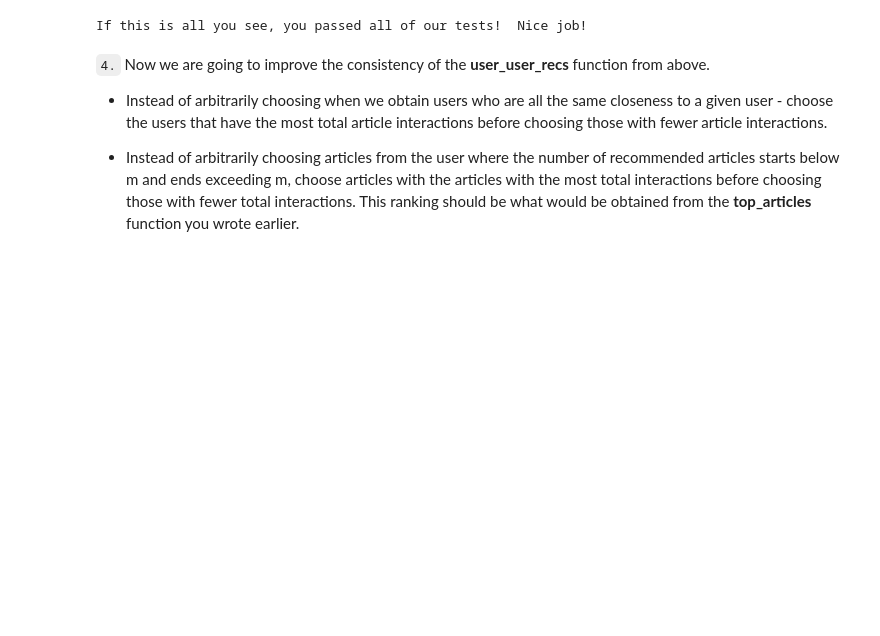
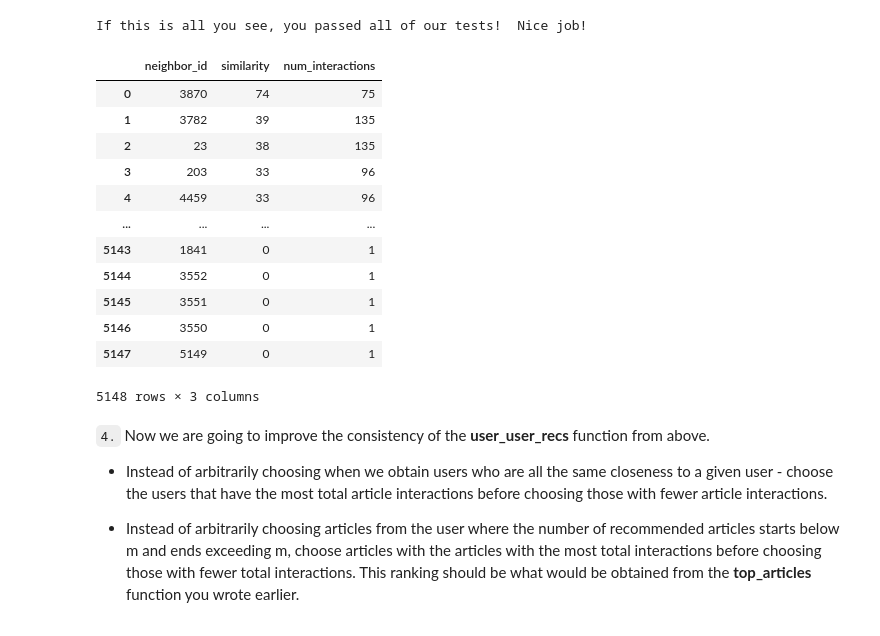
Before and after one commit to adduke/IBM-recommendation-engine, a Jupyter notebook: notebooks/Recommendations_with_IBM.ipynb, the cells around one changed output. Cells and saved outputs as stored; diff of their text form; code cells hidden in the pictures; blank space fills up the shorter version.

```diff
--- a/notebooks/Recommendations_with_IBM.ipynb
+++ b/notebooks/Recommendations_with_IBM.ipynb
@@ -562,6 +566,38 @@ assert set(get_user_articles(2)[1]) == set(['using deep learning to reconstruct
 print("If this is all you see, you passed all of our tests!  Nice job!")
 # %% [output]
 If this is all you see, you passed all of our tests!  Nice job!
+# %%
+user_id=131
+neighbors_df = pd.DataFrame()
+
+# Getting all similar users
+neighbors_df['neighbor_id'] = find_similar_users(user_id, user_item=user_item)[0]
+
+# Map similarity scores back to user ID, once own user ID is removed
+# Calculate the similarity score by computing the dot product
+neighbors_df['similarity'] = find_similar_users(user_id, user_item=user_item)[1].values.tolist()
+# Getting the number of interactions of the neighbors
+
+neighbors_df['num_interactions'] = neighbors_df['neighbor_id'].apply(lambda x:
+                                    user_item.loc[x].value_counts()[1])
+
+# Sort by similarity and then by num_interactions in descending order
+neighbors_df = neighbors_df.sort_values(by=['similarity', 'num_interactions'], ascending=[False, False])
+neighbors_df
+# %% [output]
+|  | neighbor_id | similarity | num_interactions |
+| 0 | 3870 | 74 | 75 |
+| 1 | 3782 | 39 | 135 |
+| 2 | 23 | 38 | 135 |
+| 3 | 203 | 33 | 96 |
+| 4 | 4459 | 33 | 96 |
+| ... | ... | ... | ... |
+| 5143 | 1841 | 0 | 1 |
+| 5144 | 3552 | 0 | 1 |
+| 5145 | 3551 | 0 | 1 |
+| 5146 | 3550 | 0 | 1 |
+| 5147 | 5149 | 0 | 1 |
+5148 rows × 3 columns
 # %% [markdown]
 `4.` Now we are going to improve the consistency of the **user_user_recs** function from above.
 
```
Also changed, not shown: parts of 23 cells of this notebook, 1 other file.
